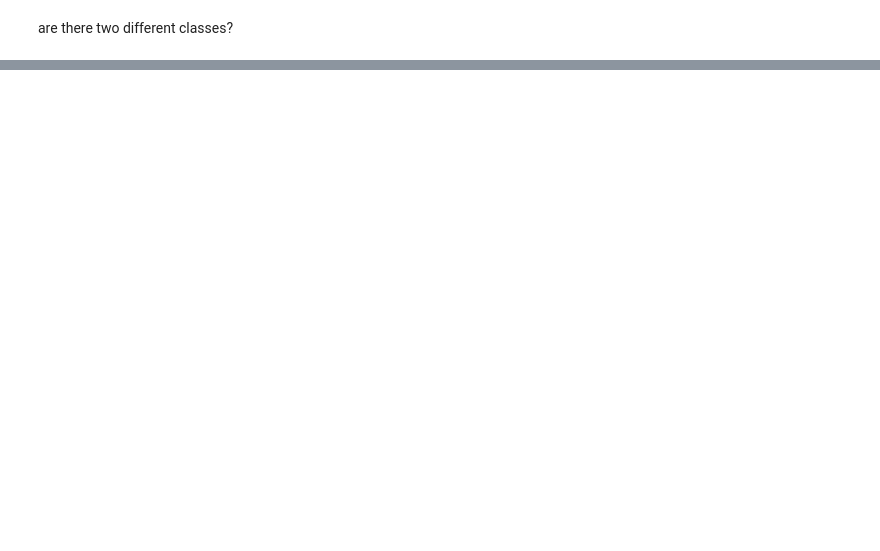
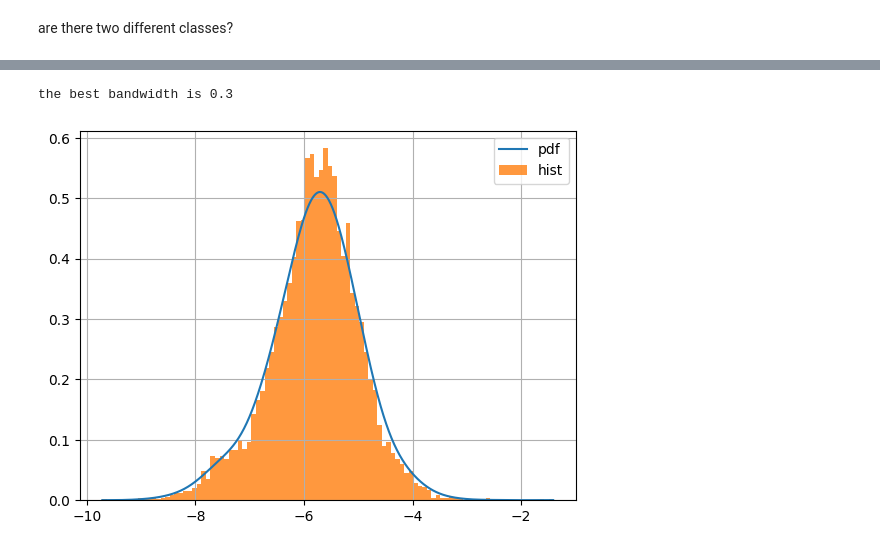
Before and after one commit to Matti-z/astrostatistics_bicocca_2026, a Jupyter notebook: working/fourteen.ipynb, the cells around one changed output, grey strips where cells are left out. Saved outputs shown, nothing was run; the diff lists cells and outputs as text; code cells hidden in the pictures; blank space fills up the shorter version.

```diff
--- a/working/fourteen.ipynb
+++ b/working/fourteen.ipynb
@@ -197,0 +226,8 @@ plt.tight_layout()
+# %%
+fluence = data[9, :].astype(float)
+fluence[fluence == -999] = np.nan
+fluence = fluence[~ np.isnan(fluence)]
+print(len(fluence))
+fluence = fluence [fluence> 0]
+print(len(fluence))
+fluence_log = np.log10(fluence)
@@ -197,0 +258,23 @@ plt.tight_layout()
+# %%
+
+fluence_log_reshape = fluence_log.reshape(-1, 1)
+
+x = np.linspace(np.min(fluence_log), np.max(fluence_log), 1000)
+bandwidths = np.linspace(0.1, 1, 100)
+grid = GridSearchCV(KernelDensity(), {'bandwidth': bandwidths}, n_jobs = -1)
+
+grid.fit(fluence_log_reshape)
+best = grid.best_params_['bandwidth']
+
+kd = KernelDensity(bandwidth=best)
+kd.fit(fluence_log_reshape)
+pdf = kd.score_samples(x.reshape(-1, 1))
+
+plt.plot(x, np.exp(pdf), label = 'pdf')
+plt.hist(fluence_log,bins= 100, alpha  = 0.8, density = True, label = 'hist' )
+plt.grid()
+plt.legend()
+print(f'the best bandwidth is {best}')
+# %% [output]
+the best bandwidth is 0.3
+[figure, added]
```
Also changed, not shown: parts of 17 cells of this notebook.
